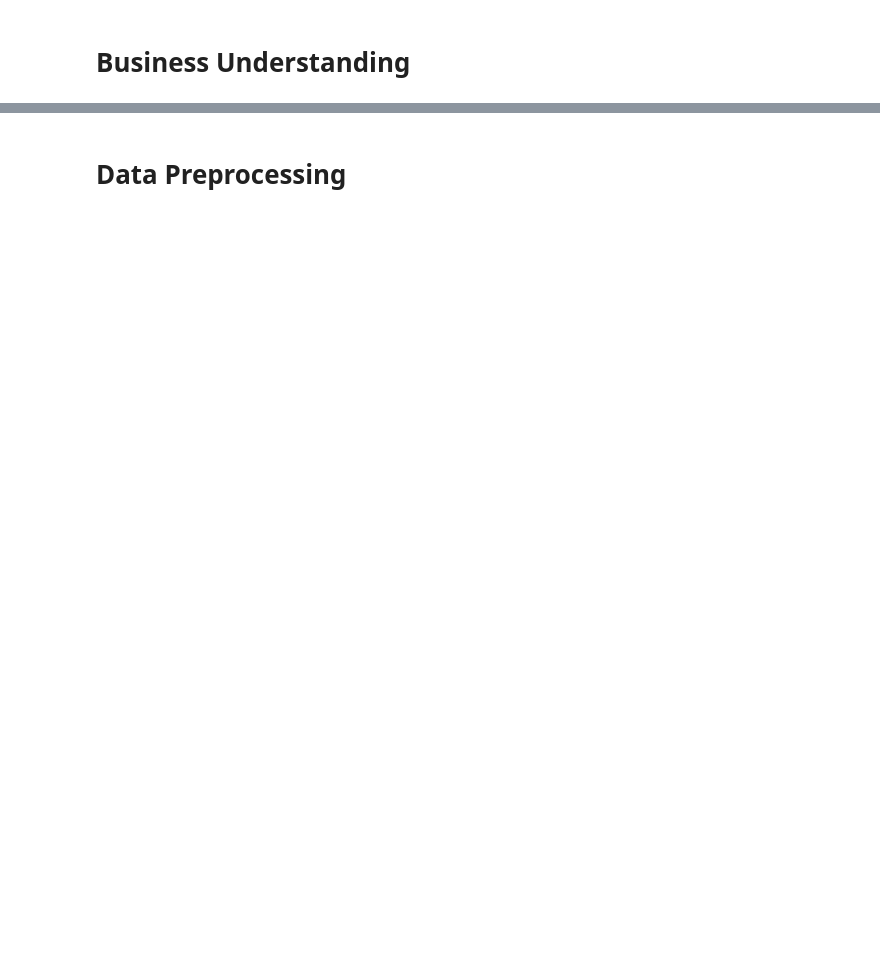
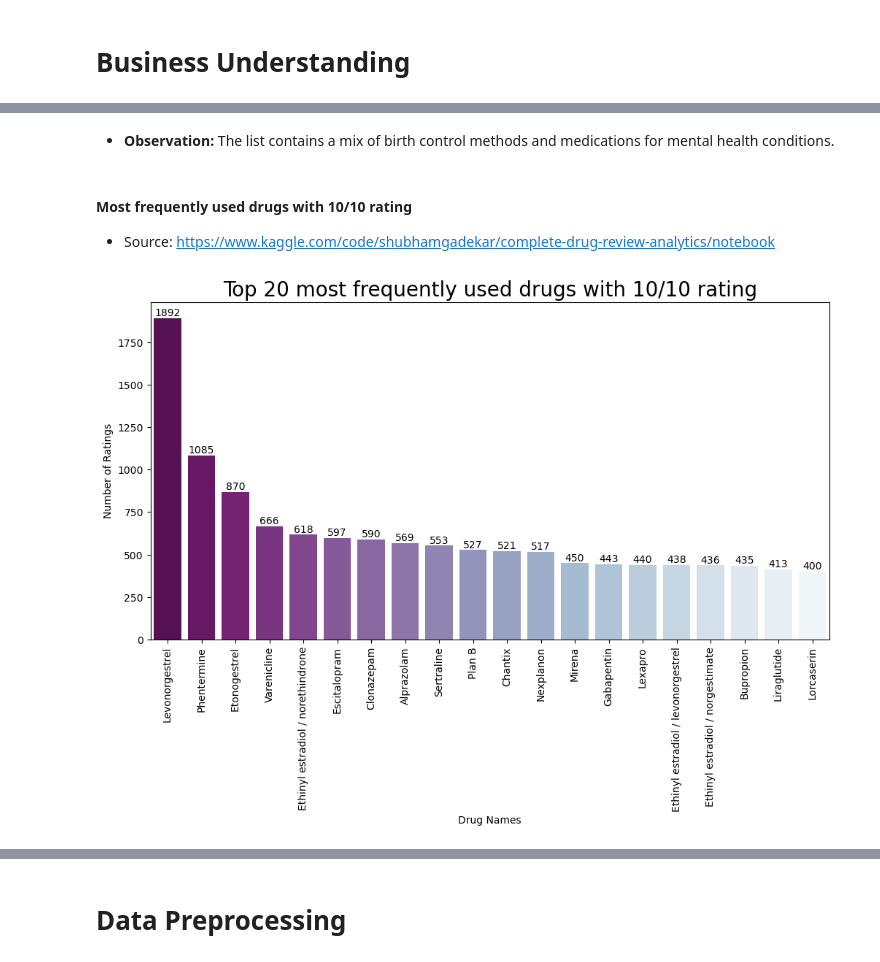
Before and after one commit to helenaglaring/AIML, a Jupyter notebook: AIML_drug_review.ipynb, the cells around one changed output, grey strips where cells are left out. Saved outputs shown, nothing was run; the diff lists cells and outputs as text; code cells hidden in the pictures; blank space fills up the shorter version.

```diff
--- a/AIML_drug_review.ipynb
+++ b/AIML_drug_review.ipynb
@@ -54,0 +281,35 @@ It's worth noting that BERT is a state-of-the-art model for NLP tasks, and it ma
+# %% [markdown]
+- **Observation:** The list contains a mix of birth control methods and medications for mental health conditions.
+# %% [markdown]
+#### Most frequently used drugs with 10/10 rating
+- Source: https://www.kaggle.com/code/shubhamgadekar/complete-drug-review-analytics/notebook
+# %%
+# Set figure size
+plt.figure(figsize=(12,6))
+
+# Count the number of drug ratings that are rated 10 and create a dictionary with drug names and their counts
+rating = dict(df.loc[df.rating == 10, "drugName"].value_counts())
+
+# Extract drug names and their corresponding ratings from the dictionary
+drug_name = list(rating.keys())
+drug_rating = list(rating.values())
+
+# Create a barplot of the top 20 drugs with 10/10 rating
+sns_rating = sns.barplot(x = drug_name[0:20], y = drug_rating[0:20], palette = 'BuPu_r')
+
+# Add the count of each drug as a label to the bars in the plot
+for i in sns_rating.containers:
+    sns_rating.bar_label(i,)
+
+# Set the title, x-axis label, and y-axis label of the plot
+sns_rating.set_title('Top 20 most frequently used drugs with 10/10 rating', fontsize=20)
+sns_rating.set_ylabel("Number of Ratings")
+sns_rating.set_xlabel("Drug Names")
+
+# Rotate the x-axis labels to prevent overlapping
+plt.setp(sns_rating.get_xticklabels(), rotation=90)
+
+# Display the plot
+plt.show()
+# %% [output]
+[figure, added]
```
Also changed, not shown: parts of 43 cells of this notebook, 2 other files.
